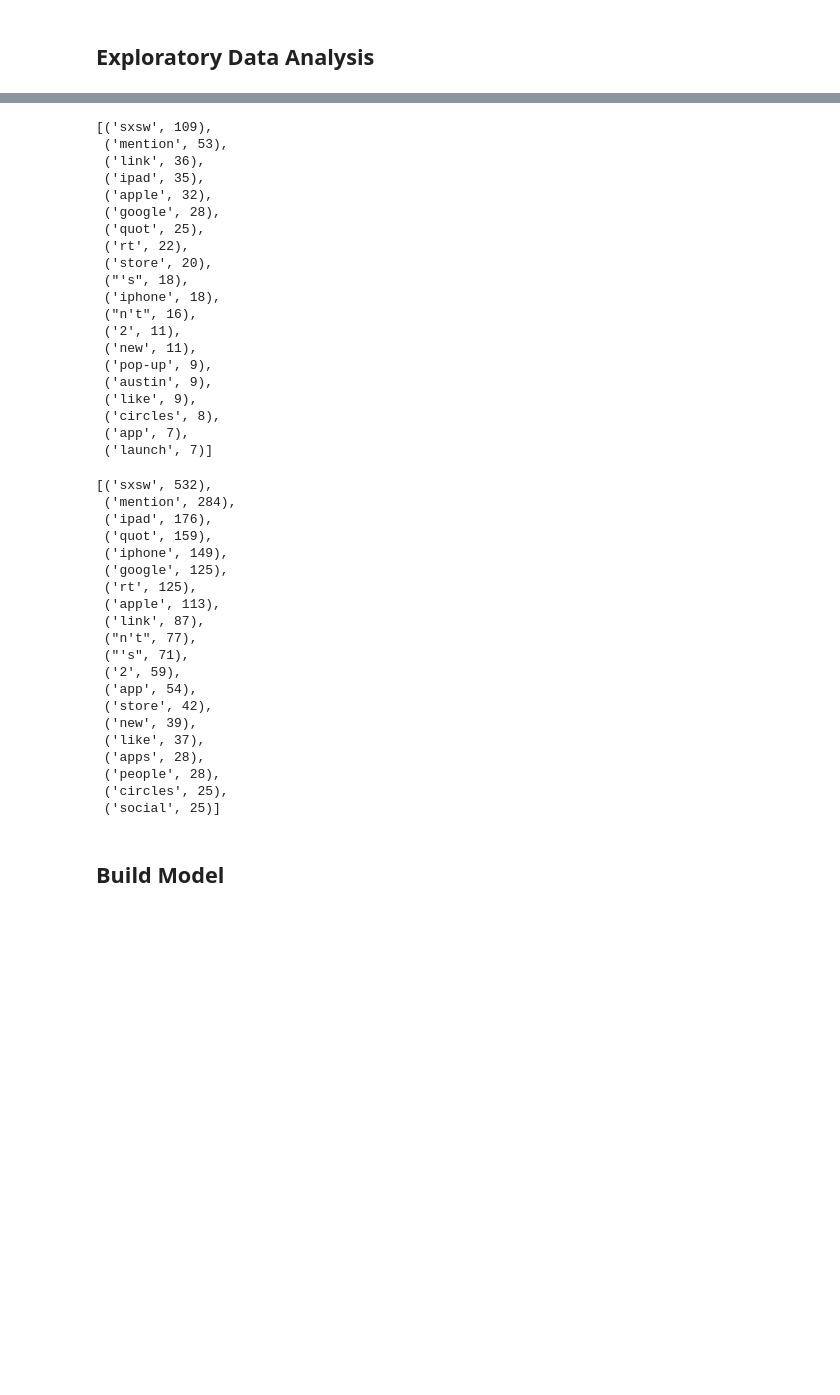
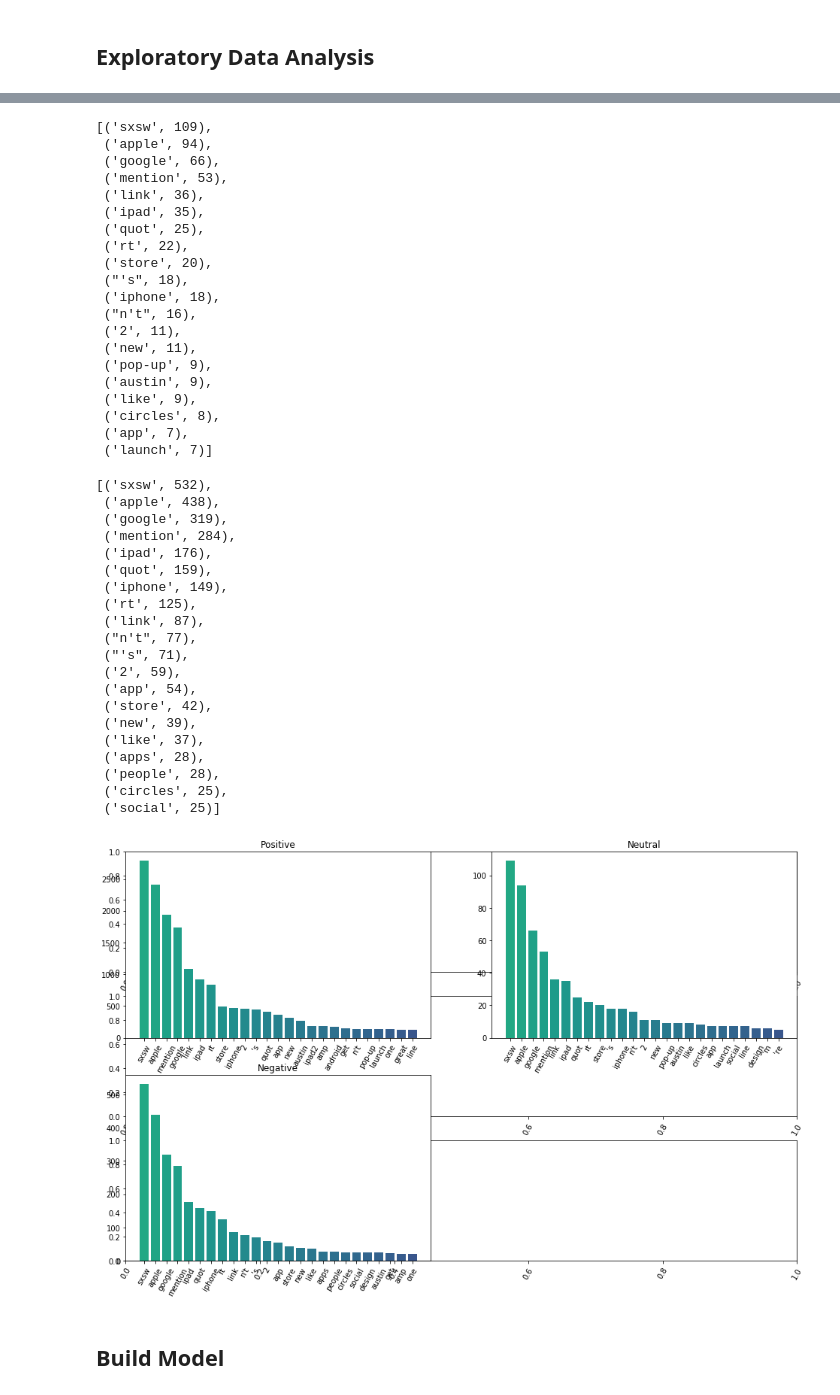
Before and after one commit to kenyo/mod-4-final-project, a Jupyter notebook: koh.ipynb, the cells around one changed output, grey strips where cells are left out. Saved outputs shown, nothing was run; the diff lists cells and outputs as text; code cells hidden in the pictures; blank space fills up the shorter version.

Commit message:
add word count plots

```diff
--- a/koh.ipynb
+++ b/koh.ipynb
@@ -110,6 +118,8 @@ plt.title('Sentiment by Product');
 # %%
 apple = df[df['product'] == 'apple']
 google = df[df['product'] == 'google']
+# %%
+df['tweet'] = df['tweet'] + " " + df['product']
 # %% [markdown]
 ## Feature Engineering
 # %%
@@ -195,11 +205,11 @@ pos_freq.most_common(20)
 neutral_freq.most_common(20)
 # %% [output]
 [('sxsw', 109),
+ ('apple', 94),
+ ('google', 66),
  ('mention', 53),
  ('link', 36),
  ('ipad', 35),
- ('apple', 32),
- ('google', 28),
  ('quot', 25),
  ('rt', 22),
  ('store', 20),
@@ -218,13 +228,13 @@ neutral_freq.most_common(20)
 neg_freq.most_common(20)
 # %% [output]
 [('sxsw', 532),
+ ('apple', 438),
+ ('google', 319),
  ('mention', 284),
  ('ipad', 176),
  ('quot', 159),
  ('iphone', 149),
- ('google', 125),
  ('rt', 125),
- ('apple', 113),
  ('link', 87),
  ("n't", 77),
  ("'s", 71),
@@ -237,6 +247,49 @@ neg_freq.most_common(20)
  ('people', 28),
  ('circles', 25),
  ('social', 25)]
+# %%
+# create counts of satire and not satire with values and words
+pos_bar_counts = [x[1] for x in pos_freq.most_common(25)]
+pos_bar_words = [x[0] for x in pos_freq.most_common(25)]
+
+neutral_bar_counts = [x[1] for x in neutral_freq.most_common(25)]
+neutral_bar_words = [x[0] for x in neutral_freq.most_common(25)]
+
+neg_bar_counts = [x[1] for x in neg_freq.most_common(25)]
+neg_bar_words = [x[0] for x in neg_freq.most_common(25)]
+# %%
+color = cm.viridis_r(np.linspace(.4,.8, 30))
+# %%
+new_figure = plt.figure(figsize=(16,10))
+new_figure.subplots(3)
+
+ax = new_figure.add_subplot(221)
+ax2 = new_figure.add_subplot(222)
+ax3 = new_figure.add_subplot(223)
+
+# Generate a line plot on first axes
+ax.bar(pos_bar_words, pos_bar_counts, color=color)
+
+ax2.bar(neutral_bar_words, neutral_bar_counts, color=color )
+
+ax3.bar(neg_bar_words, neg_bar_counts, color=color )
+
+ax.title.set_text('Positive')
+ax2.title.set_text('Neutral')
+ax3.title.set_text('Negative')
+
+
+for ax in new_figure.axes:
+    plt.sca(ax)
+    plt.xticks(rotation=60)
+
+plt.tight_layout(pad=0)
+
+# plt.savefig('word count bar graphs.png')
+
+plt.show()
+# %% [output]
+[figure, added]
 # %% [markdown]
 ## Build Model
 # %%
```
Also changed, not shown: parts of 7 cells of this notebook.
